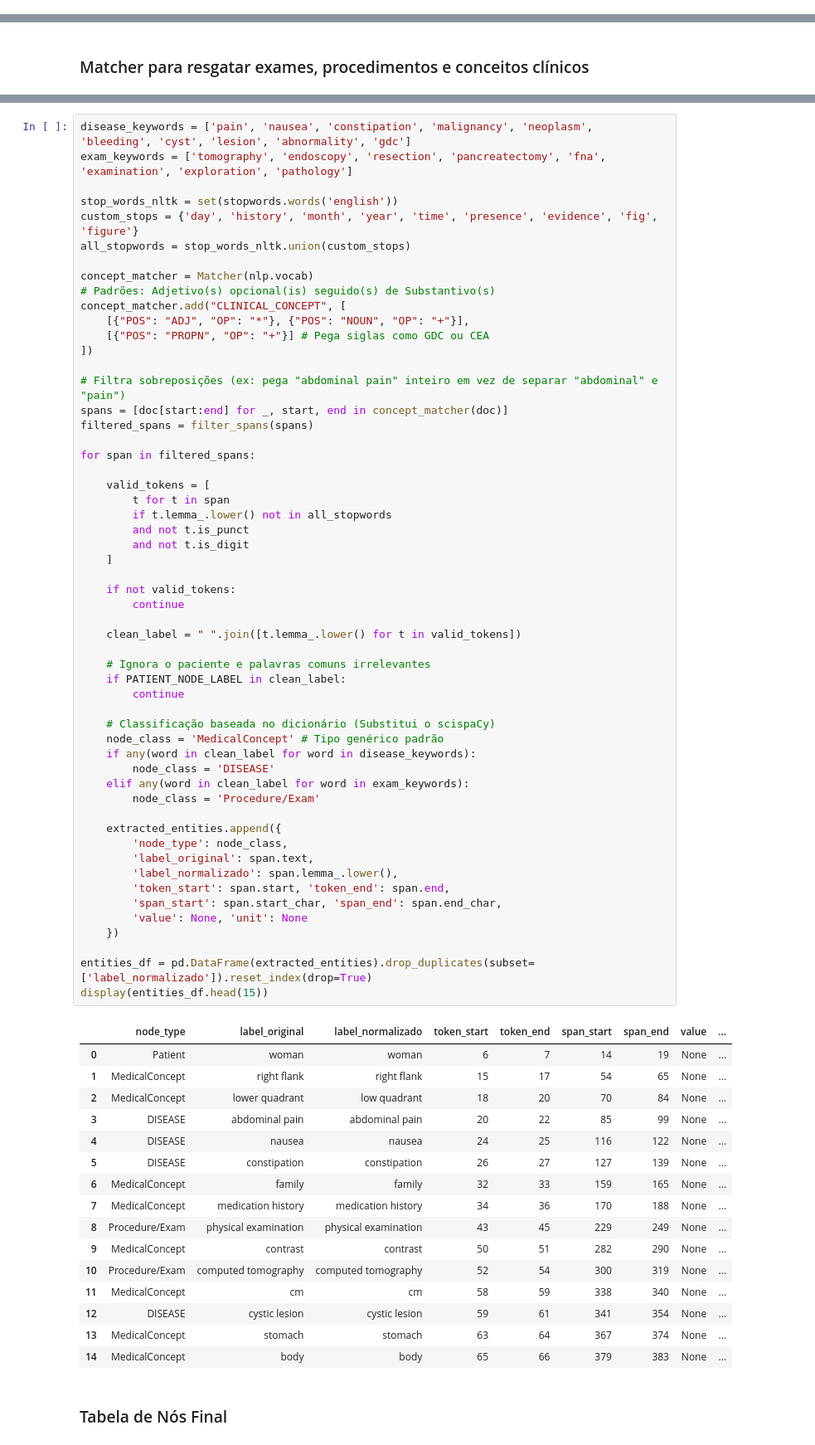
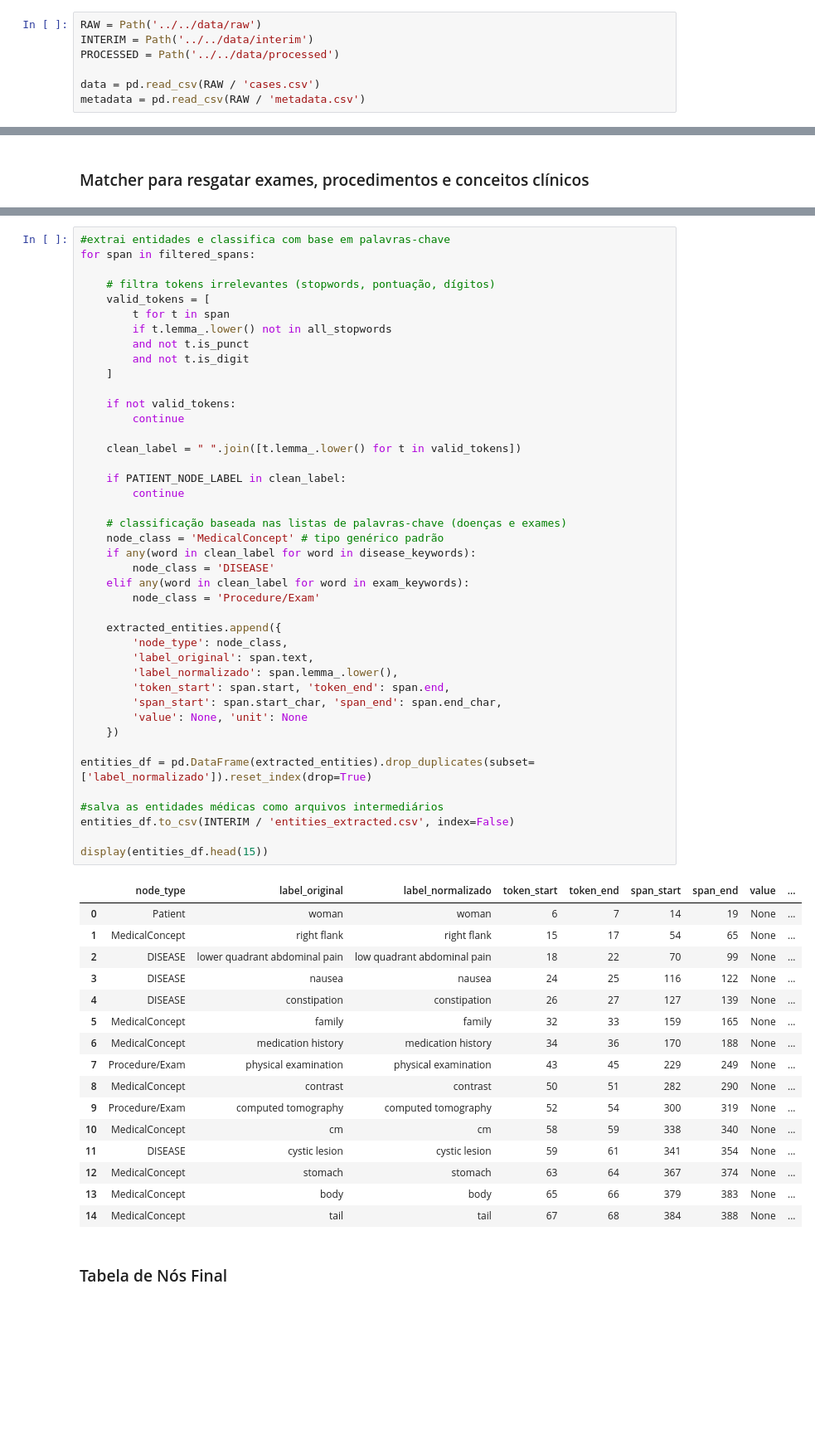
Before and after one commit to jpfrare/MC896-NLP, a Jupyter notebook: project1/pipelines/notebooks/pipeline_spacy.ipynb, the cells around one changed output, grey strips where cells are left out. Shown at 83% size. Saved outputs shown, nothing was run; the diff lists cells and outputs as text; blank space fills up the shorter version.

```diff
--- a/project1/pipelines/notebooks/pipeline_spacy.ipynb
+++ b/project1/pipelines/notebooks/pipeline_spacy.ipynb
@@ -42,3 +16,10 @@ metadata = pd.read_csv(ROOT / 'metadata.csv')
+# %%
+RAW = Path('../../data/raw')
+INTERIM = Path('../../data/interim')
+PROCESSED = Path('../../data/processed')
+
+data = pd.read_csv(RAW / 'cases.csv')
+metadata = pd.read_csv(RAW / 'metadata.csv')
 # %%
 # merge e seleção do text
 full_data = pd.merge(data, metadata)
@@ -112,24 +196,8 @@ PATIENT_NODE_LABEL = patient_label
 # %%
-disease_keywords = ['pain', 'nausea', 'constipation', 'malignancy', 'neoplasm', 'bleeding', 'cyst', 'lesion', 'abnormality', 'gdc']
-exam_keywords = ['tomography', 'endoscopy', 'resection', 'pancreatectomy', 'fna', 'examination', 'exploration', 'pathology']
-
-stop_words_nltk = set(stopwords.words('english'))
-custom_stops = {'day', 'history', 'month', 'year', 'time', 'presence', 'evidence', 'fig', 'figure'}
-all_stopwords = stop_words_nltk.union(custom_stops)
-
-concept_matcher = Matcher(nlp.vocab)
-# Padrões: Adjetivo(s) opcional(is) seguido(s) de Substantivo(s)
-concept_matcher.add("CLINICAL_CONCEPT", [
-    [{"POS": "ADJ", "OP": "*"}, {"POS": "NOUN", "OP": "+"}],
-    [{"POS": "PROPN", "OP": "+"}] # Pega siglas como GDC ou CEA
-])
-
-# Filtra sobreposições (ex: pega "abdominal pain" inteiro em vez de separar "abdominal" e "pain")
-spans = [doc[start:end] for _, start, end in concept_matcher(doc)]
-filtered_spans = filter_spans(spans)
-
+#extrai entidades e classifica com base em palavras-chave
 for span in filtered_spans:
 
+    # filtra tokens irrelevantes (stopwords, pontuação, dígitos)
     valid_tokens = [
         t for t in span
         if t.lemma_.lower() not in all_stopwords
@@ -138,49 +206,52 @@ for span in filtered_spans:
     ]
 
     if not valid_tokens:
         continue
 
     clean_label = " ".join([t.lemma_.lower() for t in valid_tokens])
 
-    # Ignora o paciente e palavras comuns irrelevantes
     if PATIENT_NODE_LABEL in clean_label:
         continue
 
-    # Classificação baseada no dicionário (Substitui o scispaCy)
-    node_class = 'MedicalConcept' # Tipo genérico padrão
+    # classificação baseada nas listas de palavras-chave (doenças e exames)
+    node_class = 'MedicalConcept' # tipo genérico padrão
     if any(word in clean_label for word in disease_keywords):
         node_class = 'DISEASE'
     elif any(word in clean_label for word in exam_keywords):
         node_class = 'Procedure/Exam'
 
     extracted_entities.append({
         'node_type': node_class,
         'label_original': span.text,
         'label_normalizado': span.lemma_.lower(),
         'token_start': span.start, 'token_end': span.end,
         'span_start': span.start_char, 'span_end': span.end_char,
         'value': None, 'unit': None
     })
 
 entities_df = pd.DataFrame(extracted_entities).drop_duplicates(subset=['label_normalizado']).reset_index(drop=True)
+
+#salva as entidades médicas como arquivos intermediários
+entities_df.to_csv(INTERIM / 'entities_extracted.csv', index=False)
+
 display(entities_df.head(15))
 # %% [output]
 |  | node_type | label_original | label_normalizado | token_start | token_end | span_start | span_end | value | ... |
 | 0 | Patient | woman | woman | 6 | 7 | 14 | 19 | None | ... |
 | 1 | MedicalConcept | right flank | right flank | 15 | 17 | 54 | 65 | None | ... |
-| 2 | MedicalConcept | lower quadrant | low quadrant | 18 | 20 | 70 | 84 | None | ... |
-| 3 | DISEASE | abdominal pain | abdominal pain | 20 | 22 | 85 | 99 | None | ... |
-| 4 | DISEASE | nausea | nausea | 24 | 25 | 116 | 122 | None | ... |
-| 5 | DISEASE | constipation | constipation | 26 | 27 | 127 | 139 | None | ... |
-| 6 | MedicalConcept | family | family | 32 | 33 | 159 | 165 | None | ... |
-| 7 | MedicalConcept | medication history | medication history | 34 | 36 | 170 | 188 | None | ... |
-| 8 | Procedure/Exam | physical examination | physical examination | 43 | 45 | 229 | 249 | None | ... |
-| 9 | MedicalConcept | contrast | contrast | 50 | 51 | 282 | 290 | None | ... |
-| 10 | Procedure/Exam | computed tomography | computed tomography | 52 | 54 | 300 | 319 | None | ... |
-| 11 | MedicalConcept | cm | cm | 58 | 59 | 338 | 340 | None | ... |
-| 12 | DISEASE | cystic lesion | cystic lesion | 59 | 61 | 341 | 354 | None | ... |
-| 13 | MedicalConcept | stomach | stomach | 63 | 64 | 367 | 374 | None | ... |
-| 14 | MedicalConcept | body | body | 65 | 66 | 379 | 383 | None | ... |
+| 2 | DISEASE | lower quadrant abdominal pain | low quadrant abdominal pain | 18 | 22 | 70 | 99 | None | ... |
+| 3 | DISEASE | nausea | nausea | 24 | 25 | 116 | 122 | None | ... |
+| 4 | DISEASE | constipation | constipation | 26 | 27 | 127 | 139 | None | ... |
+| 5 | MedicalConcept | family | family | 32 | 33 | 159 | 165 | None | ... |
+| 6 | MedicalConcept | medication history | medication history | 34 | 36 | 170 | 188 | None | ... |
+| 7 | Procedure/Exam | physical examination | physical examination | 43 | 45 | 229 | 249 | None | ... |
+| 8 | MedicalConcept | contrast | contrast | 50 | 51 | 282 | 290 | None | ... |
+| 9 | Procedure/Exam | computed tomography | computed tomography | 52 | 54 | 300 | 319 | None | ... |
+| 10 | MedicalConcept | cm | cm | 58 | 59 | 338 | 340 | None | ... |
+| 11 | DISEASE | cystic lesion | cystic lesion | 59 | 61 | 341 | 354 | None | ... |
+| 12 | MedicalConcept | stomach | stomach | 63 | 64 | 367 | 374 | None | ... |
+| 13 | MedicalConcept | body | body | 65 | 66 | 379 | 383 | None | ... |
+| 14 | MedicalConcept | tail | tail | 67 | 68 | 384 | 388 | None | ... |
 # %% [markdown]
 ### Tabela de Nós Final
 # %%
```
Also changed, not shown: parts of 17 cells of this notebook.
